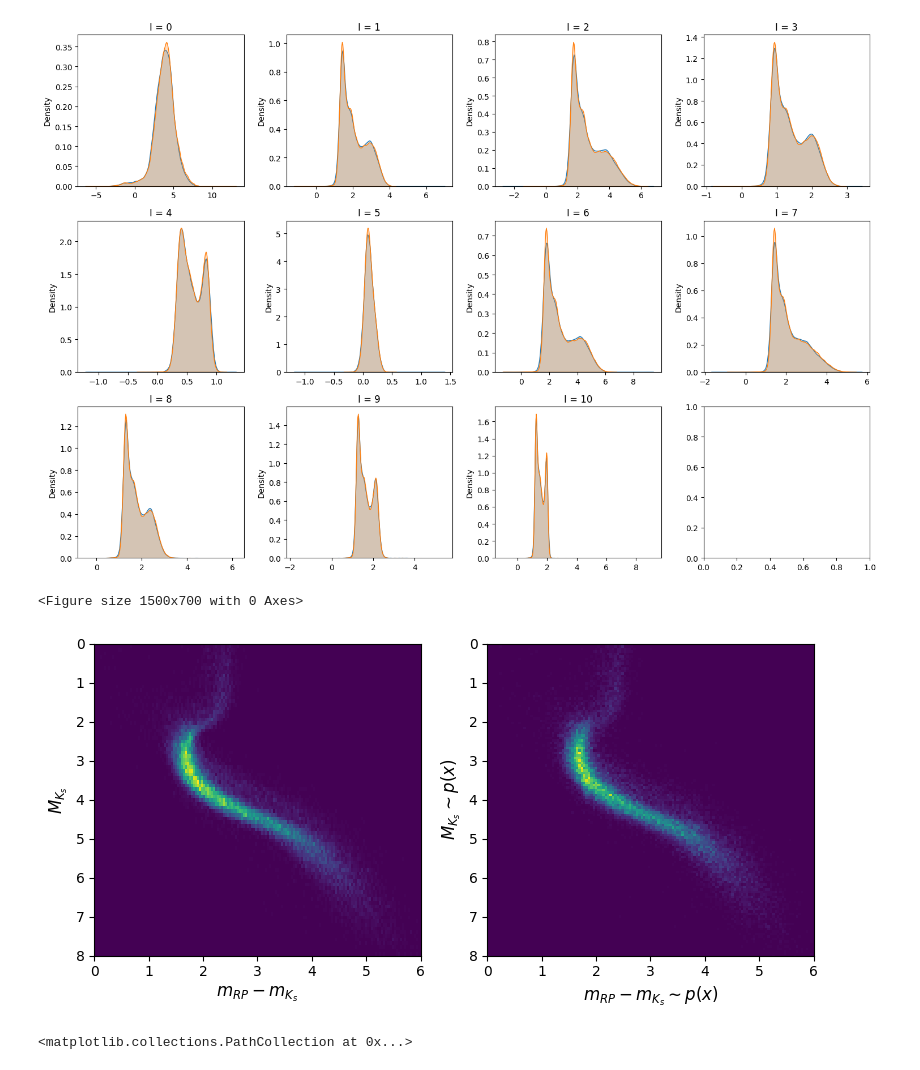
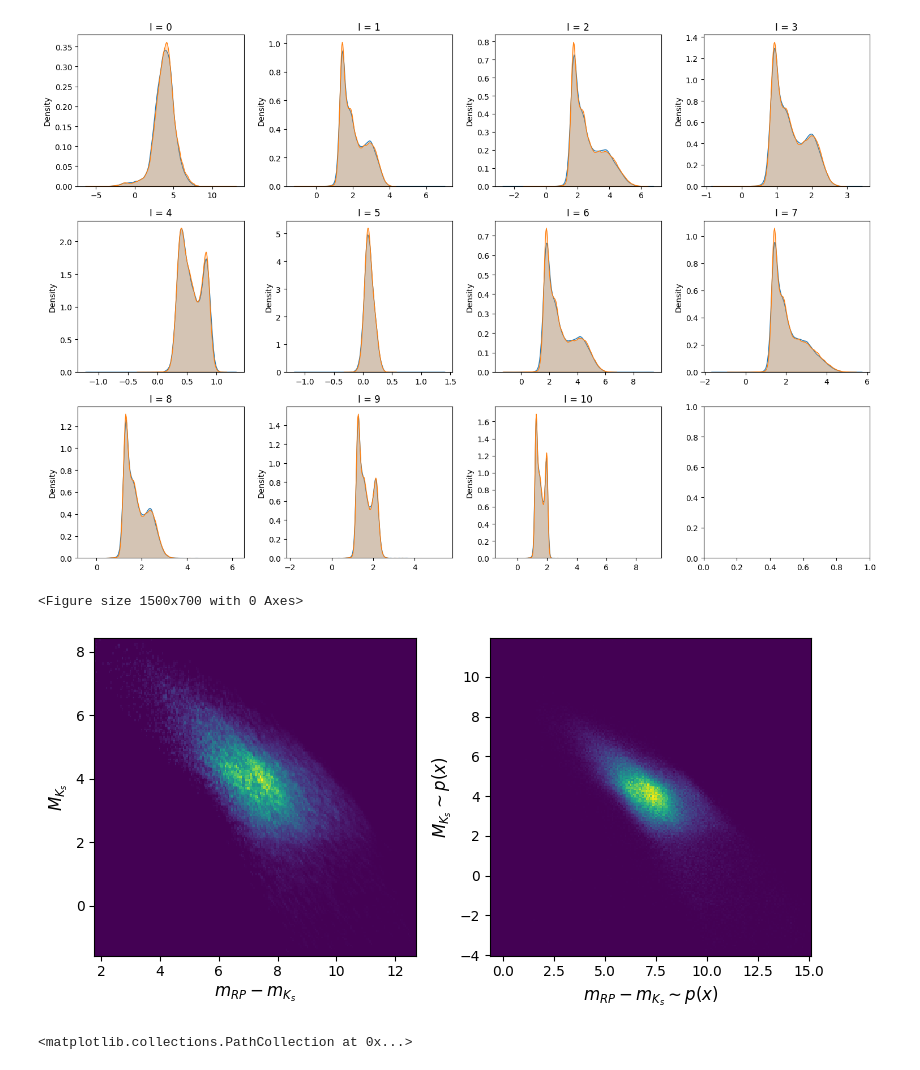
Before and after one commit to ocallam6/XPNorm, a Jupyter notebook: Notebooks/data_analysis.ipynb, the cells around one changed output. Drawn from its saved outputs; the diff is of its cells as text; code cells hidden in the pictures.

```diff
--- a/data_analysis.ipynb
+++ b/Notebooks/data_analysis.ipynb
@@ -103,7 +217,7 @@ real=j.data#*j.std+j.mean
 # %%
 import jax.numpy as jnp
 import jax.random as jr
-samples=j.flow.sample(jr.PRNGKey(0),sample_shape=(150000,))
+samples=j.flow.sample(jr.PRNGKey(0),sample_shape=(180000,))
 samples=samples+j.mean#*j.std
 real=j.data+j.mean#*j.std+j.mean
 # %%
@@ -544,38 +659,38 @@ plt.show()
 # %%
 import matplotlib.pyplot as plt
 x=samples
 plt.figure(figsize=(15, 7))  # Adjust the figure size as needed for your paper layout
 fig,axes=plt.subplots(1,2)
 fig.set_figheight(4)
 fig.set_figwidth(8)
-axes[0].hist2d(real[:,3-1], real[:,1-1],bins=200)  # Adjust the colormap as needed
+axes[0].hist2d(real[:,0], real[:,1],bins=200)  # Adjust the colormap as needed
 
 # Creating the 2D histogram
-axes[1].hist2d(x[:,3-1], x[:,1-1],bins=200)  # Adjust the colormap as needed
+axes[1].hist2d(x[:,0], x[:,1],bins=200)  # Adjust the colormap as needed
 axes[0].set_xlabel('$m_{RP}-m_{K_s}$', fontsize=12)  # Adjust the label and font size as needed
 axes[0].set_ylabel('$M_{K_s}$', fontsize=12)
 # Setting labels and title
 axes[1].set_xlabel('$m_{RP}-m_{K_s} \sim p(x)$', fontsize=12)  # Adjust the label and font size as needed
 axes[1].set_ylabel('$M_{K_s} \sim p(x)$', fontsize=12)  # Adjust the label and font size as needed
 #plt.title('2D Histogram', fontsize=14)  # Adjust the title and font size as needed
 
 # Setting axis limits
-axes[0].set_ylim(8, 0)  # Reverse the y-axis to have increasing values from bottom to top
-axes[0].set_xlim(0,6)
-axes[1].set_ylim(8, 0)  # Reverse the y-axis to have increasing values from bottom to top
-axes[1].set_xlim(0,6)
+#axes[0].set_ylim(8, 0)  # Reverse the y-axis to have increasing values from bottom to top
+#axes[0].set_xlim(0,6)
+#axes[1].set_ylim(8, 0)  # Reverse the y-axis to have increasing values from bottom to top
+#axes[1].set_xlim(0,6)
 # Adding a colorbar for better interpretation of the histogram
 #cbar = plt.colorbar()
 #cbar.set_label('N Stars', fontsize=12)  # Adjust the label and font size as needed
 plt.tight_layout()
 # Saving the plot
 plt.savefig('/Users/mattocallaghan/XPNorm/Plots/hr_d_sampled.png', bbox_inches='tight')  # Adjust filename and DPI as needed
 #plt.savefig('/Users/mattocallaghan/XPNorm/Plots/hr_d_sampled.pdf', bbox_inches='tight')  # Adjust filename and DPI as needed
 
 plt.show()
 # %% [output]
 <Figure size 1500x700 with 0 Axes>
-[figure, old version]
+[figure, new version]
 # %%
 log_p=j.flow.log_prob(samples)
 plt.scatter(samples[:,1],log_p)
```
Also changed, not shown: parts of 31 cells of this notebook, 15 other files.
